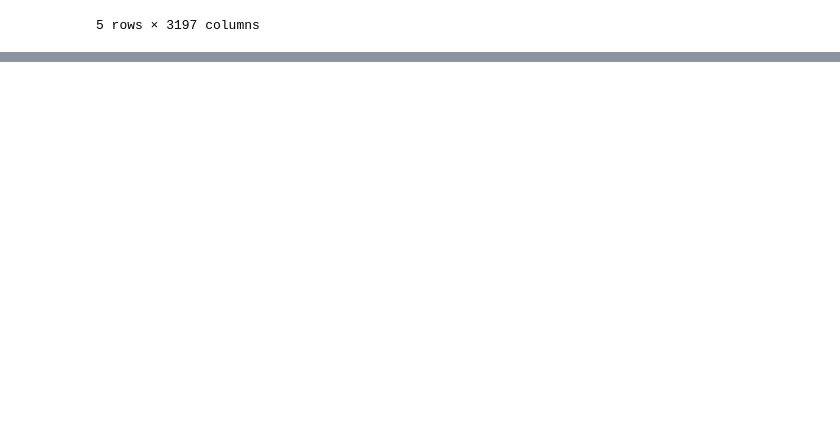
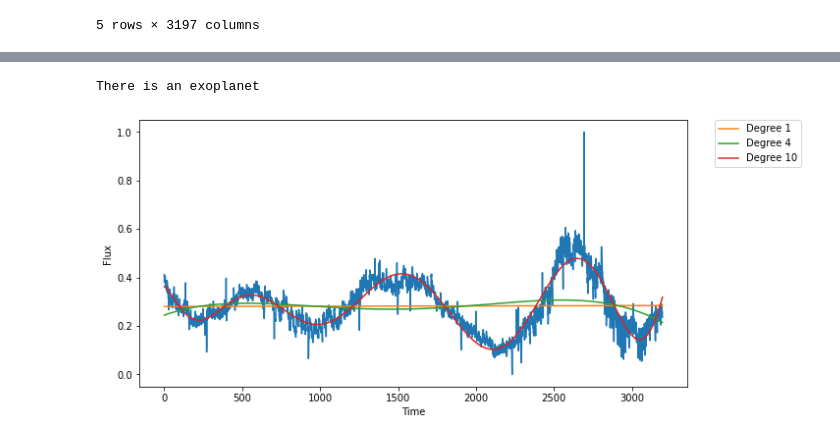
Before and after one commit to DZAlpha/ExoplanetHunting, a Jupyter notebook: exoplanets_hunting.ipynb, the cells around one changed output, grey strips where cells are left out. Drawn from its saved outputs; the diff is of its cells as text; code cells hidden in the pictures; blank space fills up the shorter version.

```diff
--- a/exoplanets_hunting.ipynb
+++ b/exoplanets_hunting.ipynb
@@ -29,0 +37,5 @@ test_df.head()
+# %%
+plot_row(train_df, 5)
+# %% [output]
+There is an exoplanet
+[figure, added]
```
Also changed, not shown: parts of 4 cells of this notebook, 2 other files.
